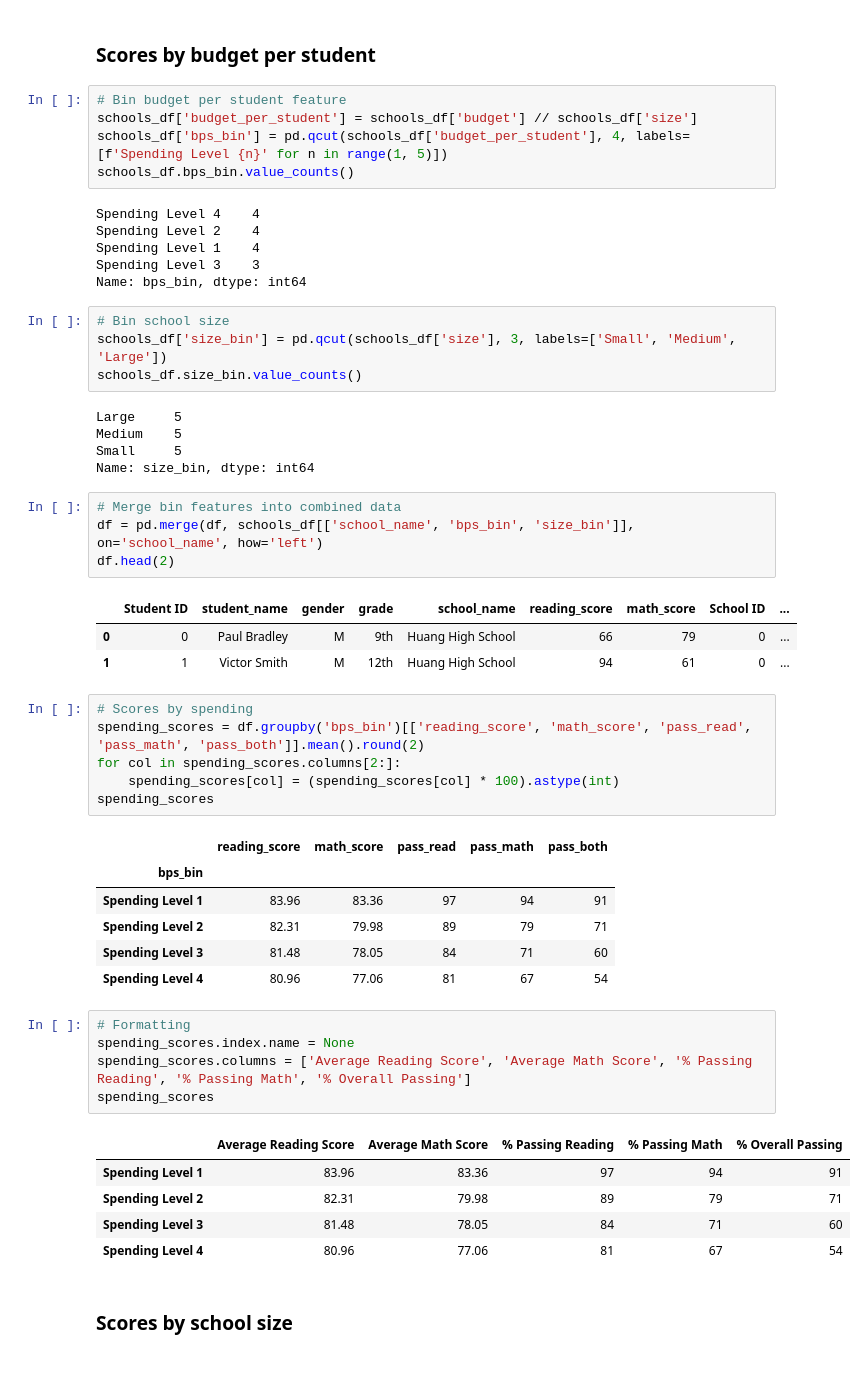
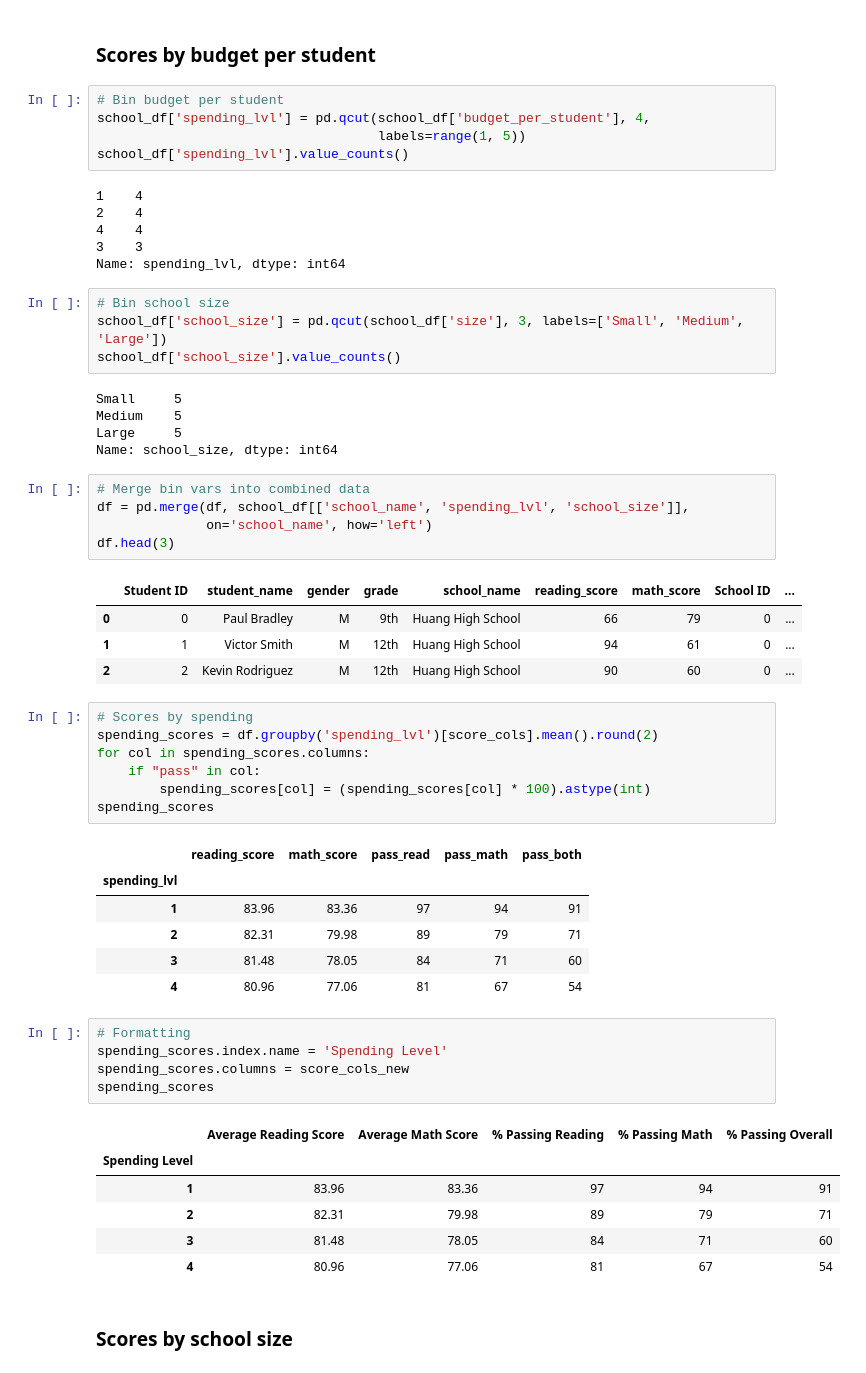
Before and after one commit to tri-bui/sandbox-analytics, a Jupyter notebook: pyschools/pycityschools.ipynb, the cells around one changed output. Saved outputs shown, nothing was run; the diff lists cells and outputs as text.

Commit message:
Refactor 'Scores by' sections in pyschools/pycityschools.ipynb

```diff
--- a/pyschools/pycityschools.ipynb
+++ b/pyschools/pycityschools.ipynb
@@ -269,57 +272,61 @@ grade_math_scores
 # %% [markdown]
 ### Scores by budget per student
 # %%
-# Bin budget per student feature
-schools_df['budget_per_student'] = schools_df['budget'] // schools_df['size']
-schools_df['bps_bin'] = pd.qcut(schools_df['budget_per_student'], 4, labels=[f'Spending Level {n}' for n in range(1, 5)])
-schools_df.bps_bin.value_counts()
+# Bin budget per student
+school_df['spending_lvl'] = pd.qcut(school_df['budget_per_student'], 4,
+                                    labels=range(1, 5))
+school_df['spending_lvl'].value_counts()
 # %% [output]
-Spending Level 4    4
-Spending Level 2    4
-Spending Level 1    4
-Spending Level 3    3
-Name: bps_bin, dtype: int64
+1    4
+2    4
+4    4
+3    3
+Name: spending_lvl, dtype: int64
 # %%
 # Bin school size
-schools_df['size_bin'] = pd.qcut(schools_df['size'], 3, labels=['Small', 'Medium', 'Large'])
-schools_df.size_bin.value_counts()
+school_df['school_size'] = pd.qcut(school_df['size'], 3, labels=['Small', 'Medium', 'Large'])
+school_df['school_size'].value_counts()
 # %% [output]
+Small     5
+Medium    5
 Large     5
-Medium    5
-Small     5
-Name: size_bin, dtype: int64
+Name: school_size, dtype: int64
 # %%
-# Merge bin features into combined data
-df = pd.merge(df, schools_df[['school_name', 'bps_bin', 'size_bin']], on='school_name', how='left')
-df.head(2)
+# Merge bin vars into combined data
+df = pd.merge(df, school_df[['school_name', 'spending_lvl', 'school_size']],
+              on='school_name', how='left')
+df.head(3)
 # %% [output]
 |  | Student ID | student_name | gender | grade | school_name | reading_score | math_score | School ID | ... |
 | 0 | 0 | Paul Bradley | M | 9th | Huang High School | 66 | 79 | 0 | ... |
 | 1 | 1 | Victor Smith | M | 12th | Huang High School | 94 | 61 | 0 | ... |
+| 2 | 2 | Kevin Rodriguez | M | 12th | Huang High School | 90 | 60 | 0 | ... |
 # %%
 # Scores by spending
-spending_scores = df.groupby('bps_bin')[['reading_score', 'math_score', 'pass_read', 'pass_math', 'pass_both']].mean().round(2)
-for col in spending_scores.columns[2:]:
-    spending_scores[col] = (spending_scores[col] * 100).astype(int)
+spending_scores = df.groupby('spending_lvl')[score_cols].mean().round(2)
+for col in spending_scores.columns:
+    if "pass" in col:
+        spending_scores[col] = (spending_scores[col] * 100).astype(int)
 spending_scores
 # %% [output]
 |  | reading_score | math_score | pass_read | pass_math | pass_both |
-| bps_bin |  |  |  |  |  |
-| Spending Level 1 | 83.96 | 83.36 | 97 | 94 | 91 |
-| Spending Level 2 | 82.31 | 79.98 | 89 | 79 | 71 |
-| Spending Level 3 | 81.48 | 78.05 | 84 | 71 | 60 |
-| Spending Level 4 | 80.96 | 77.06 | 81 | 67 | 54 |
+| spending_lvl |  |  |  |  |  |
+| 1 | 83.96 | 83.36 | 97 | 94 | 91 |
+| 2 | 82.31 | 79.98 | 89 | 79 | 71 |
+| 3 | 81.48 | 78.05 | 84 | 71 | 60 |
+| 4 | 80.96 | 77.06 | 81 | 67 | 54 |
 # %%
 # Formatting
-spending_scores.index.name = None
-spending_scores.columns = ['Average Reading Score', 'Average Math Score', '% Passing Reading', '% Passing Math', '% Overall Passing']
+spending_scores.index.name = 'Spending Level'
+spending_scores.columns = score_cols_new
 spending_scores
 # %% [output]
-|  | Average Reading Score | Average Math Score | % Passing Reading | % Passing Math | % Overall Passing |
-| Spending Level 1 | 83.96 | 83.36 | 97 | 94 | 91 |
-| Spending Level 2 | 82.31 | 79.98 | 89 | 79 | 71 |
-| Spending Level 3 | 81.48 | 78.05 | 84 | 71 | 60 |
-| Spending Level 4 | 80.96 | 77.06 | 81 | 67 | 54 |
+|  | Average Reading Score | Average Math Score | % Passing Reading | % Passing Math | % Passing Overall |
+| Spending Level |  |  |  |  |  |
+| 1 | 83.96 | 83.36 | 97 | 94 | 91 |
+| 2 | 82.31 | 79.98 | 89 | 79 | 71 |
+| 3 | 81.48 | 78.05 | 84 | 71 | 60 |
+| 4 | 80.96 | 77.06 | 81 | 67 | 54 |
 # %% [markdown]
 ### Scores by school size
 # %%
```
Also changed, not shown: parts of 8 cells of this notebook.
